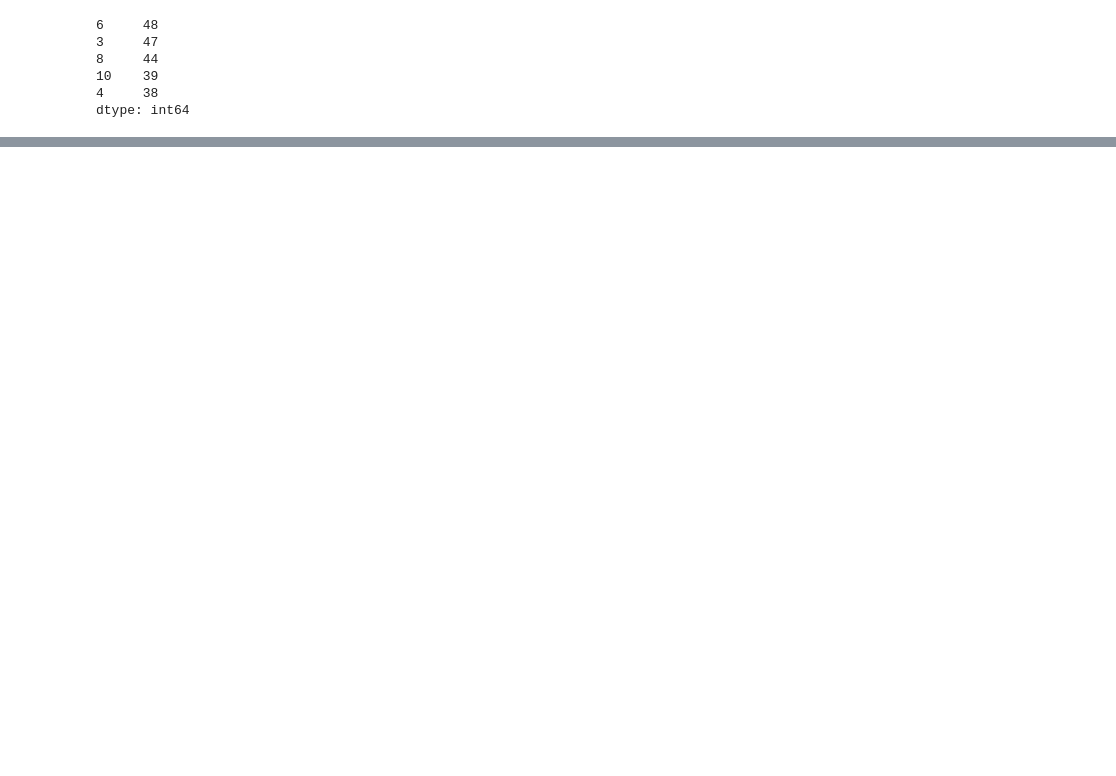
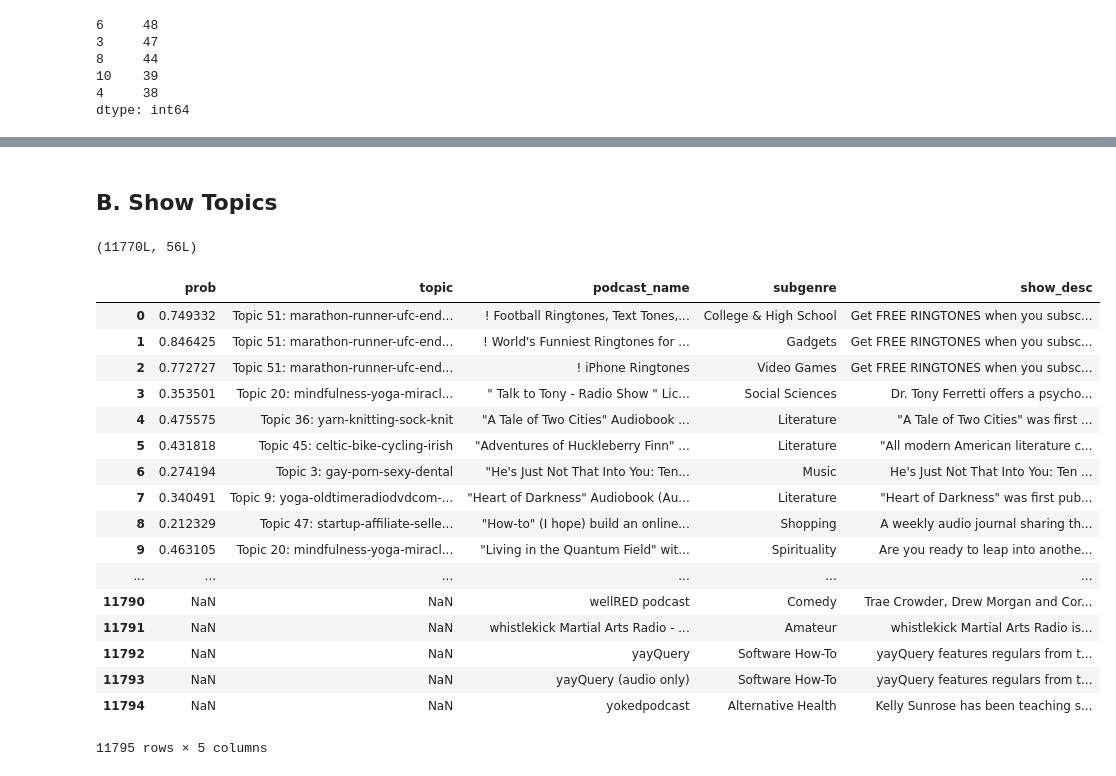
Before and after one commit to jablauvelt/podcast_micro_categories, a Jupyter notebook: notebooks/LDA.ipynb, the cells around one changed output, grey strips where cells are left out. Drawn from its saved outputs; the diff is of its cells as text; code cells hidden in the pictures; blank space fills up the shorter version.

```diff
--- a/notebooks/LDA.ipynb
+++ b/notebooks/LDA.ipynb
@@ -90,6 +119,8 @@ pd.Series(row_sums).value_counts().head()
 dtype: int64
 # %%
 # Remove rows with zero words in the set
-eps = eps.ix[np.where(row_sums > 0)[0],:]
+shows = shows.ix[np.where(row_sums > 0)[0],:]
 tdm = tdm[np.where(row_sums > 0)[0],:]
+print(shows.shape)
+print(tdm.shape)
 # %% [markdown]
@@ -105,10 +156,12 @@ model = lda.LDA(n_topics=56, n_iter=500, random_state=42)
 # %%
 # Most Important Words for Each Topic
 topic_words = model.topic_word_
-topic_words.shape
+print(topic_words.shape)
 
-top_n = 5
+top_n = 8
+topic_names_temp = []
 for ii, dist in enumerate(topic_words):
     topic_words = np.array(feature_names)[np.argsort(dist)][:-(top_n+1):-1]
-    print('Topic {}:  {}'.format(ii, ' '.join(topic_words)))
+    topic_names_temp.append('Topic ' + str(ii) + ': ' + '-'.join(topic_words.flatten()[:4]))
+    print('Topic {}:  {}'.format(ii, ' '.join(topic_words.flatten())))
 # %% [output]
@@ -115,0 +185,37 @@ for ii, dist in enumerate(topic_words):
+# %% [markdown]
+## B. Show Topics
+# %%
+# Best Fitting Episodes for Each Topic
+show_topics = model.doc_topic_
+print(show_topics.shape)
+
+
+show_closest_topic = np.array(topic_names_temp)[show_topics.argmax(1)]
+show_closest_topic_prob = show_topics.max(1)
+
+show_closest_topic = pd.DataFrame({'topic': show_closest_topic,
+                                 'prob': show_closest_topic_prob})
+show_closest_topic = pd.concat([show_closest_topic, shows], axis=1)
+# %% [output]
+(11770L, 56L)
+# %%
+show_closest_topic
+# %% [output]
+|  | prob | topic | podcast_name | subgenre | show_desc |
+| 0 | 0.749332 | Topic 51: marathon-runner-ufc-end... | ! Football Ringtones, Text Tones,... | College & High School | Get FREE RINGTONES when you subsc... |
+| 1 | 0.846425 | Topic 51: marathon-runner-ufc-end... | ! World's Funniest Ringtones for ... | Gadgets | Get FREE RINGTONES when you subsc... |
+| 2 | 0.772727 | Topic 51: marathon-runner-ufc-end... | ! iPhone Ringtones | Video Games | Get FREE RINGTONES when you subsc... |
+| 3 | 0.353501 | Topic 20: mindfulness-yoga-miracl... | " Talk to Tony - Radio Show " Lic... | Social Sciences | Dr. Tony Ferretti offers a psycho... |
+| 4 | 0.475575 | Topic 36: yarn-knitting-sock-knit | "A Tale of Two Cities" Audiobook ... | Literature | "A Tale of Two Cities" was first ... |
+| 5 | 0.431818 | Topic 45: celtic-bike-cycling-irish | "Adventures of Huckleberry Finn" ... | Literature | "All modern American literature c... |
+| 6 | 0.274194 | Topic 3: gay-porn-sexy-dental | "He's Just Not That Into You: Ten... | Music | He's Just Not That Into You: Ten ... |
+| 7 | 0.340491 | Topic 9: yoga-oldtimeradiodvdcom-... | "Heart of Darkness" Audiobook (Au... | Literature | "Heart of Darkness" was first pub... |
+| 8 | 0.212329 | Topic 47: startup-affiliate-selle... | "How-to" (I hope) build an online... | Shopping | A weekly audio journal sharing th... |
+| 9 | 0.463105 | Topic 20: mindfulness-yoga-miracl... | "Living in the Quantum Field" wit... | Spirituality | Are you ready to leap into anothe... |
+| ... | ... | ... | ... | ... | ... |
+| 11790 | NaN | NaN | wellRED podcast | Comedy | Trae Crowder, Drew Morgan and Cor... |
+| 11791 | NaN | NaN | whistlekick Martial Arts Radio - ... | Amateur | whistlekick Martial Arts Radio is... |
+| 11792 | NaN | NaN | yayQuery | Software How-To | yayQuery features regulars from t... |
+| 11793 | NaN | NaN | yayQuery (audio only) | Software How-To | yayQuery features regulars from t... |
+| 11794 | NaN | NaN | yokedpodcast | Alternative Health | Kelly Sunrose has been teaching s... |
+11795 rows × 5 columns
```
Also changed, not shown: parts of 18 cells of this notebook.
